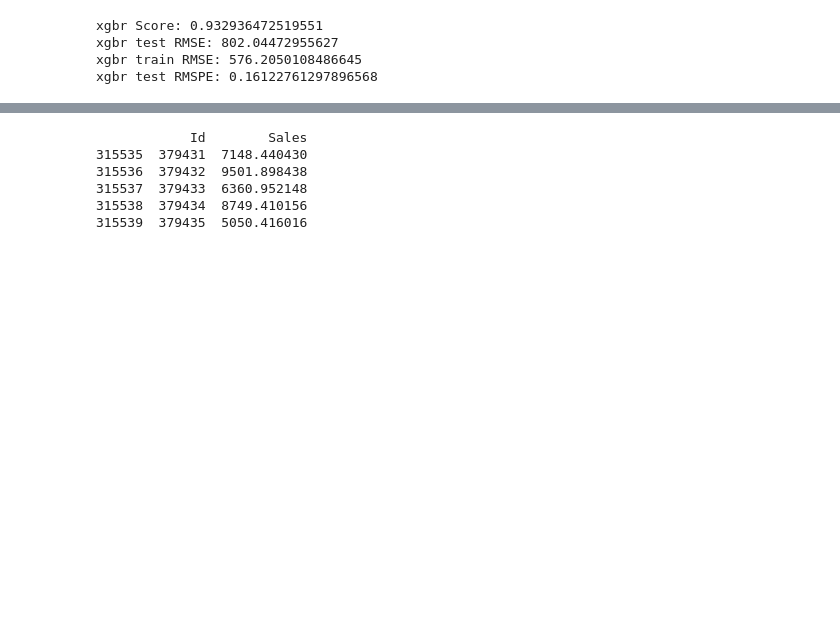
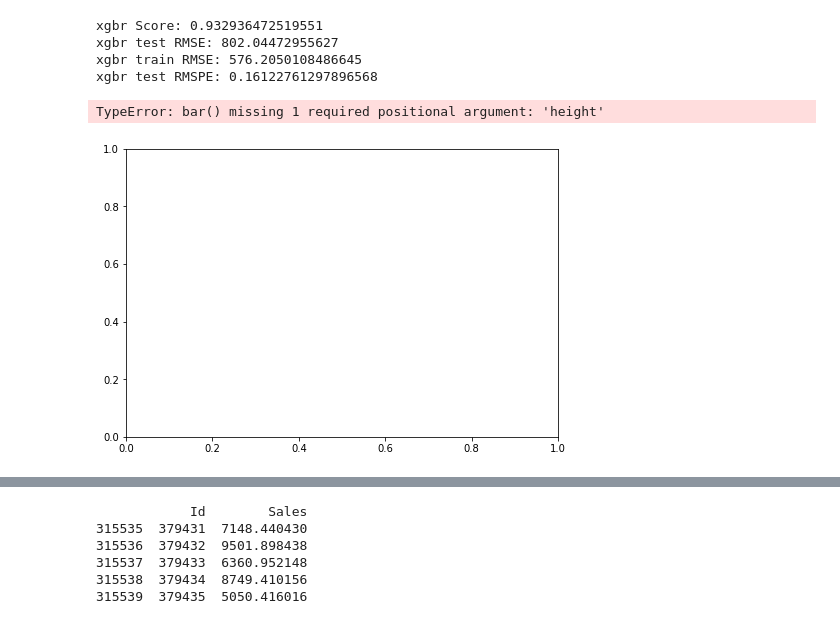
Before and after one commit to jakobatgithub/minicomp-rossman, a Jupyter notebook: Jakob.ipynb, the cells around one changed output, grey strips where cells are left out. Drawn from its saved outputs; the diff is of its cells as text; code cells hidden in the pictures; blank space fills up the shorter version.

```diff
--- a/Jakob.ipynb
+++ b/Jakob.ipynb
@@ -126,3 +145,11 @@ xgbr train RMSE: 576.2050108486645
 xgbr test RMSPE: 0.16122761297896568
 # %%
 xgbr test RMSPE: 0.16122761297896557
+# %%
+fig = plt.figure()
+ax = fig.add_axes([0,0,1,1])
+ax.bar(predict_test , color = 'b', width = 0.25)
+plt.show()
+# %% [output]
+TypeError: bar() missing 1 required positional argument: 'height'
+[figure, added]
```
Also changed, not shown: parts of 10 cells of this notebook.
